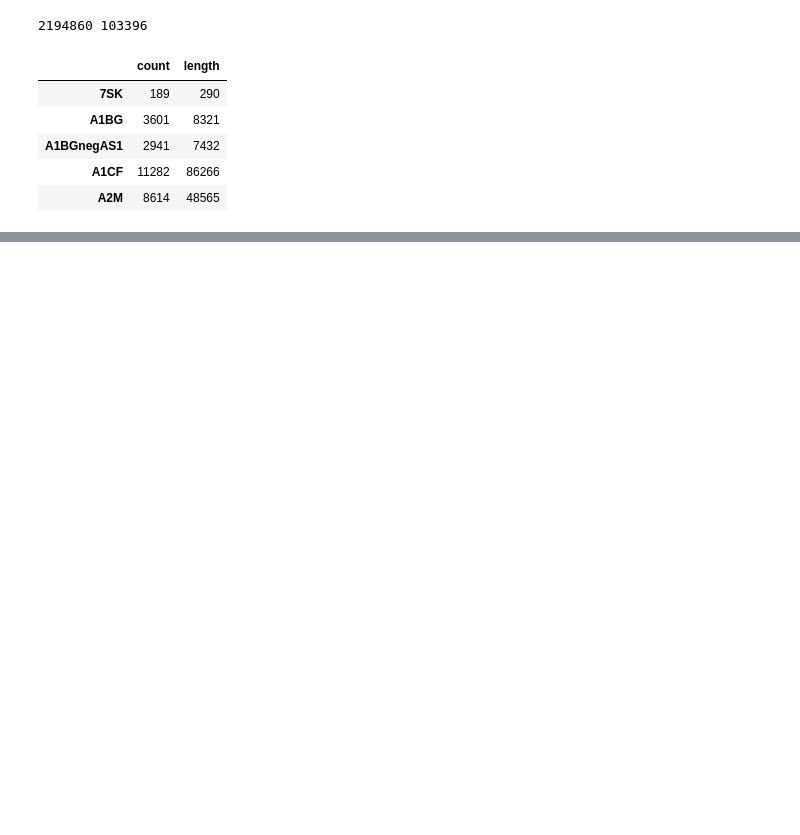
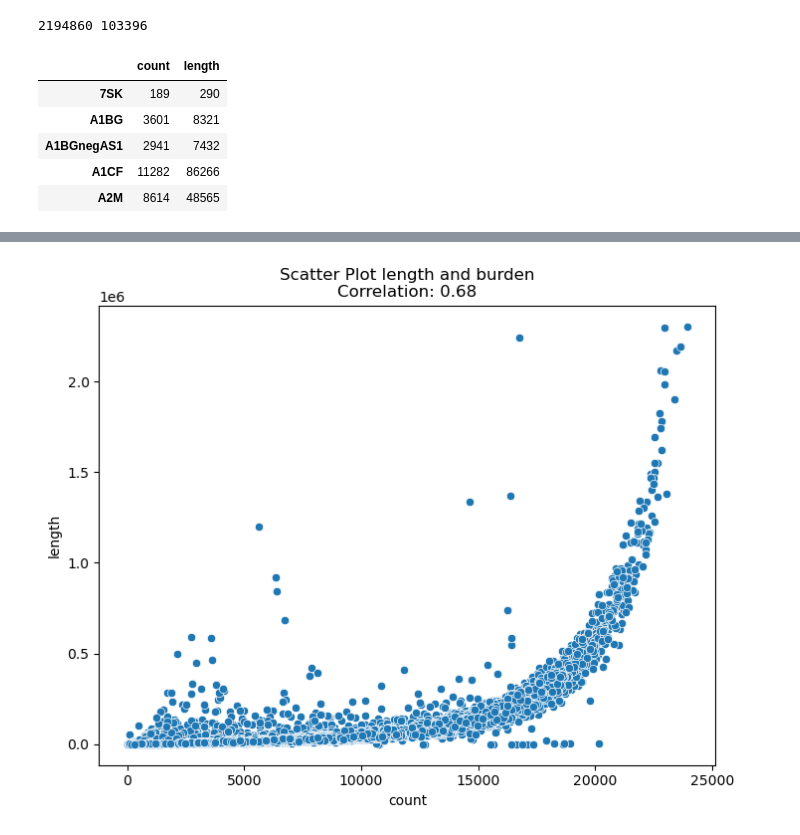
Before and after one commit to jakekrol/genefusion, a Jupyter notebook: scripts/python/prostate_analysis.ipynb, the cells around one changed output, grey strips where cells are left out. Saved outputs shown, nothing was run; the diff lists cells and outputs as text; code cells hidden in the pictures; blank space fills up the shorter version.

```diff
--- a/scripts/python/prostate_analysis.ipynb
+++ b/scripts/python/prostate_analysis.ipynb
@@ -926,0 +938,15 @@ df.head()
+# %%
+# Create a scatter plot to visualize the correlation
+correlation = df['length'].corr(df['count'])
+plt.figure(figsize=(8, 6))
+sns.scatterplot(x='count', y='length', data=df)
+
+# Display the correlation coefficient on the plot
+plt.title(f'Scatter Plot length and burden\nCorrelation: {correlation:.2f}')
+plt.xlabel('count')
+plt.ylabel('length')
+
+# Show the plot
+plt.show()
+# %% [output]
+[figure, added]
```
Also changed, not shown: parts of 27 cells of this notebook.
